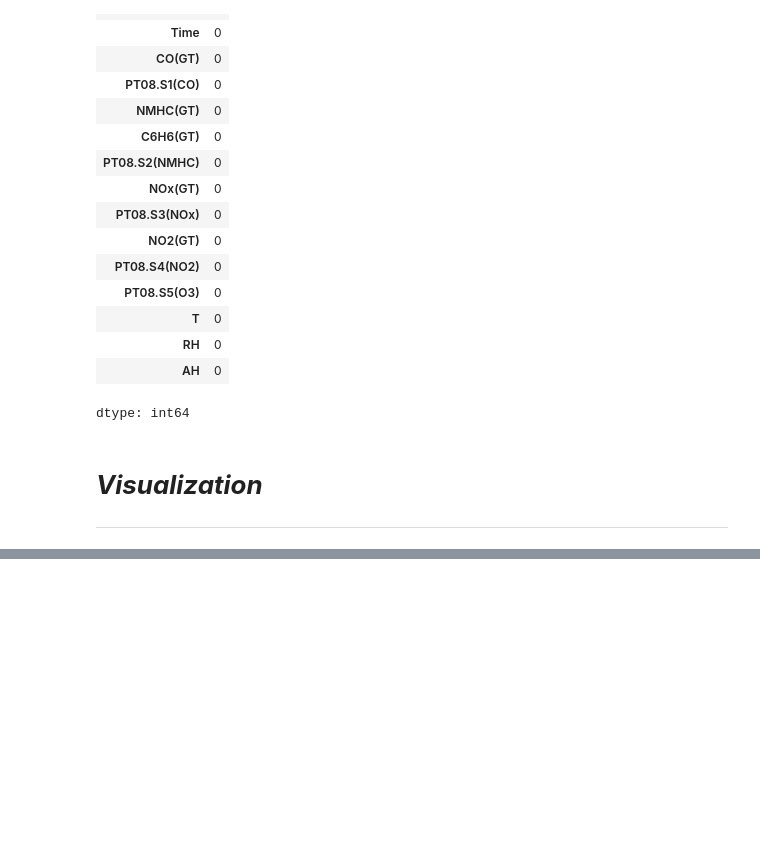
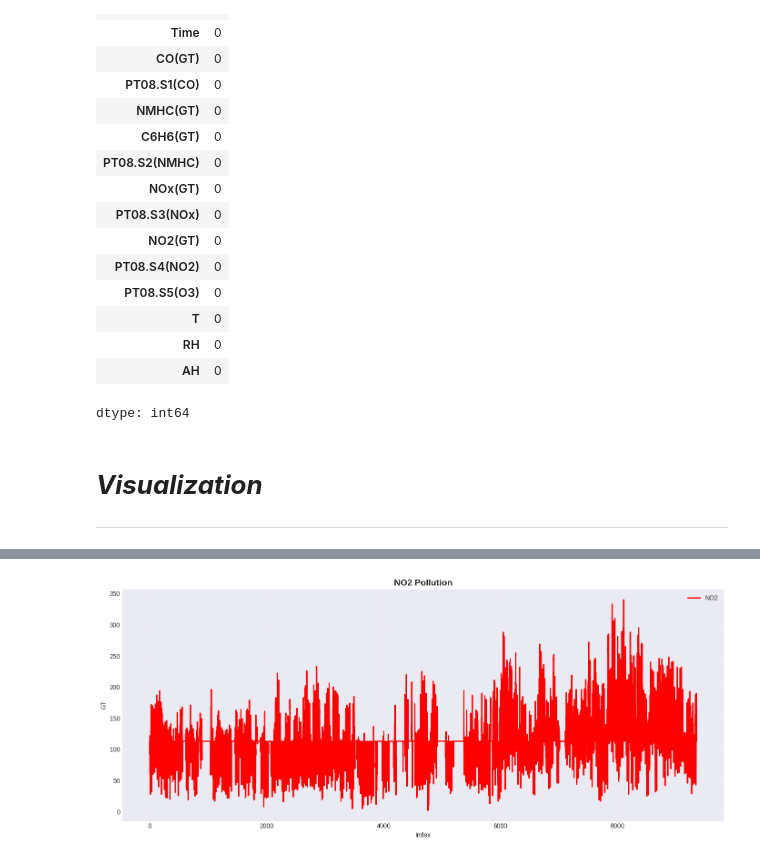
Before and after one commit to namharledba/Air-Quality-Prediction-Dashboard-, a Jupyter notebook: DataAnalysisFile.ipynb, the cells around one changed output, grey strips where cells are left out. Cells and saved outputs as stored; diff of their text form; code cells hidden in the pictures; blank space fills up the shorter version.

```diff
--- a/DataAnalysisFile.ipynb
+++ b/DataAnalysisFile.ipynb
@@ -136,0 +179,14 @@ dtype: int64
+# %%
+#NO2 Distribution
+plt.figure(figsize=(14, 6))
+sns.lineplot(data=df, x=df.index, y='NO2(GT)', label='NO2', linewidth=2, color = 'red')
+
+plt.title('NO2 Pollution', fontsize=14, fontweight='bold')
+plt.xlabel('Index')
+plt.ylabel('GT')
+plt.legend()
+plt.grid(True, alpha=0.3)
+plt.tight_layout()
+plt.show()
+# %% [output]
+[figure, added]
```
Also changed, not shown: parts of 12 cells of this notebook.
